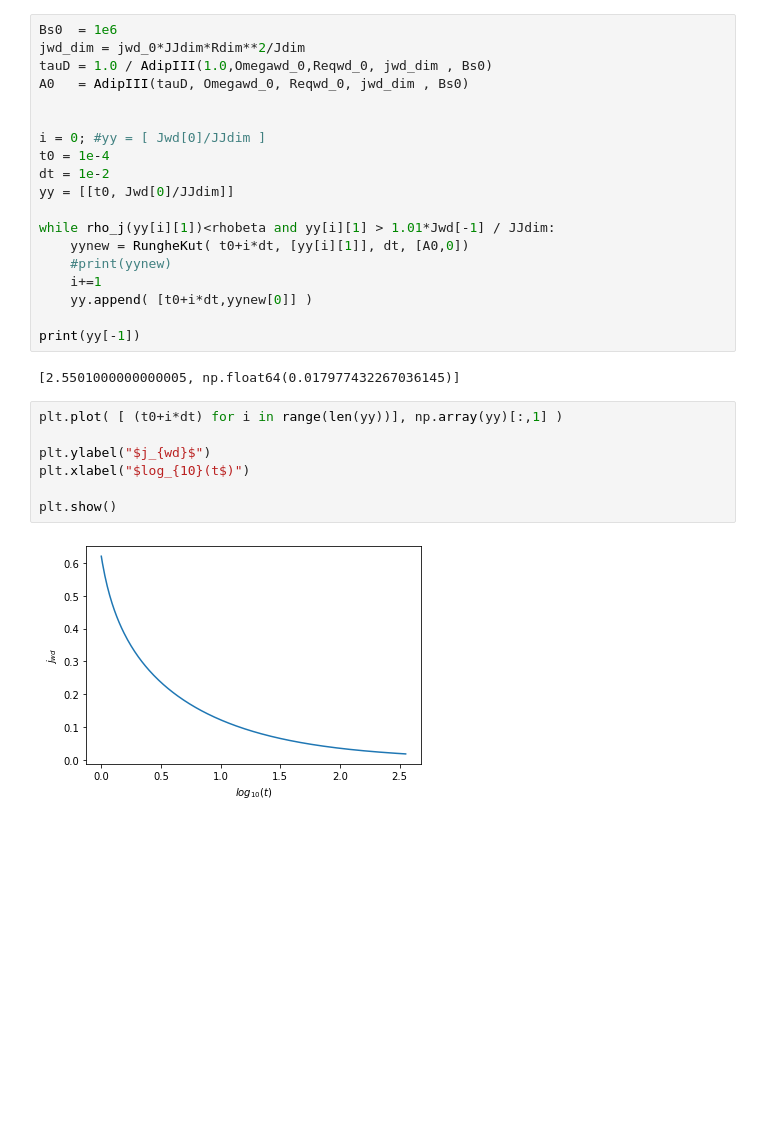
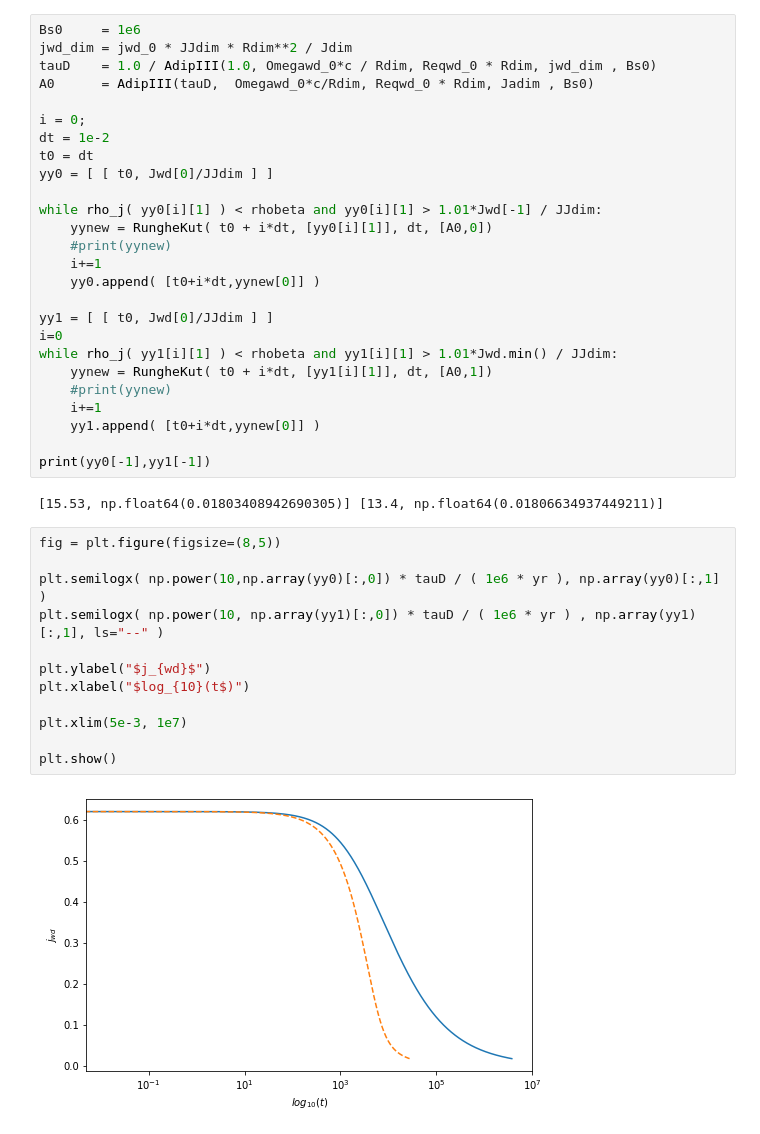
Before and after one commit to lauramb8909/WhiteDwarf, a Jupyter notebook: Code.ipynb, the cells around one changed output. Saved outputs shown, nothing was run; the diff lists cells and outputs as text; blank space fills up the shorter version.

```diff
--- a/Code.ipynb
+++ b/Code.ipynb
@@ -242,34 +254,46 @@ def RungheKut(t,y,h,fx):
     return [ jnew ]
 # %%
-Bs0  = 1e6
-jwd_dim = jwd_0*JJdim*Rdim**2/Jdim
-tauD = 1.0 / AdipIII(1.0,Omegawd_0,Reqwd_0, jwd_dim , Bs0)
-A0   = AdipIII(tauD, Omegawd_0, Reqwd_0, jwd_dim , Bs0)
+Bs0     = 1e6
+jwd_dim = jwd_0 * JJdim * Rdim**2 / Jdim
+tauD    = 1.0 / AdipIII(1.0, Omegawd_0*c / Rdim, Reqwd_0 * Rdim, jwd_dim , Bs0)
+A0      = AdipIII(tauD,  Omegawd_0*c/Rdim, Reqwd_0 * Rdim, Jadim , Bs0)
 
+i = 0;
+dt = 1e-2
+t0 = dt
+yy0 = [ [ t0, Jwd[0]/JJdim ] ]
 
-i = 0; #yy = [ Jwd[0]/JJdim ]
-t0 = 1e-4
-dt = 1e-2
-yy = [[t0, Jwd[0]/JJdim]]
-
-while rho_j(yy[i][1])<rhobeta and yy[i][1] > 1.01*Jwd[-1] / JJdim:
-    yynew = RungheKut( t0+i*dt, [yy[i][1]], dt, [A0,0])
+while rho_j( yy0[i][1] ) < rhobeta and yy0[i][1] > 1.01*Jwd[-1] / JJdim:
+    yynew = RungheKut( t0 + i*dt, [yy0[i][1]], dt, [A0,0])
     #print(yynew)
     i+=1
-    yy.append( [t0+i*dt,yynew[0]] )
+    yy0.append( [t0+i*dt,yynew[0]] )
 
-print(yy[-1])
+yy1 = [ [ t0, Jwd[0]/JJdim ] ]
+i=0
+while rho_j( yy1[i][1] ) < rhobeta and yy1[i][1] > 1.01*Jwd.min() / JJdim:
+    yynew = RungheKut( t0 + i*dt, [yy1[i][1]], dt, [A0,1])
+    #print(yynew)
+    i+=1
+    yy1.append( [t0+i*dt,yynew[0]] )
+
+print(yy0[-1],yy1[-1])
 # %% [output]
-[2.5501000000000005, np.float64(0.017977432267036145)]
+[15.53, np.float64(0.01803408942690305)] [13.4, np.float64(0.01806634937449211)]
 # %%
-plt.plot( [ (t0+i*dt) for i in range(len(yy))], np.array(yy)[:,1] )
+fig = plt.figure(figsize=(8,5))
+
+plt.semilogx( np.power(10,np.array(yy0)[:,0]) * tauD / ( 1e6 * yr ), np.array(yy0)[:,1] )
+plt.semilogx( np.power(10, np.array(yy1)[:,0]) * tauD / ( 1e6 * yr ) , np.array(yy1)[:,1], ls="--" )
 
 plt.ylabel("$j_{wd}$")
 plt.xlabel("$log_{10}(t$)")
 
+plt.xlim(5e-3, 1e7)
+
 plt.show()
 # %% [output]
-[figure, old version]
+[figure, new version]
 # %%
 #---cabon-ignition line--------
 def tauCC(rhox,Txi,Abar,Zbar,XC):
```
Also changed, not shown: parts of 16 cells of this notebook, 4 other files.
